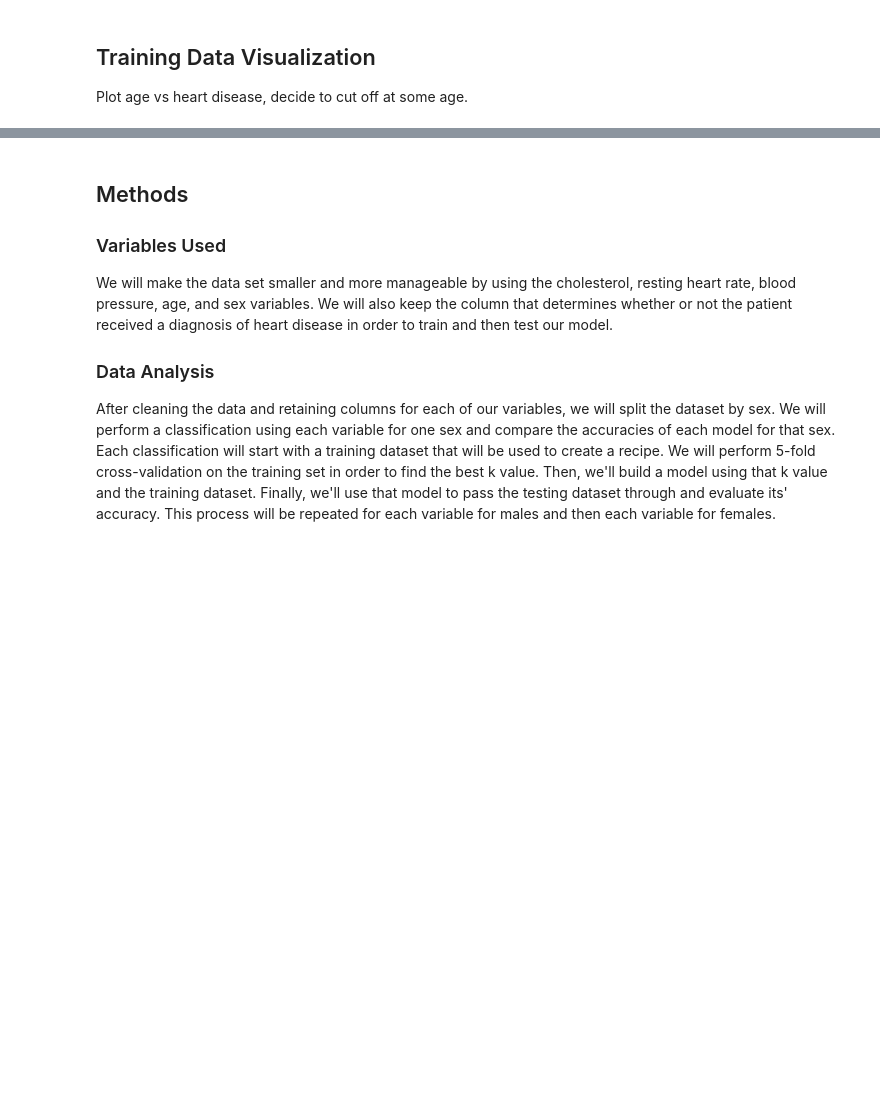
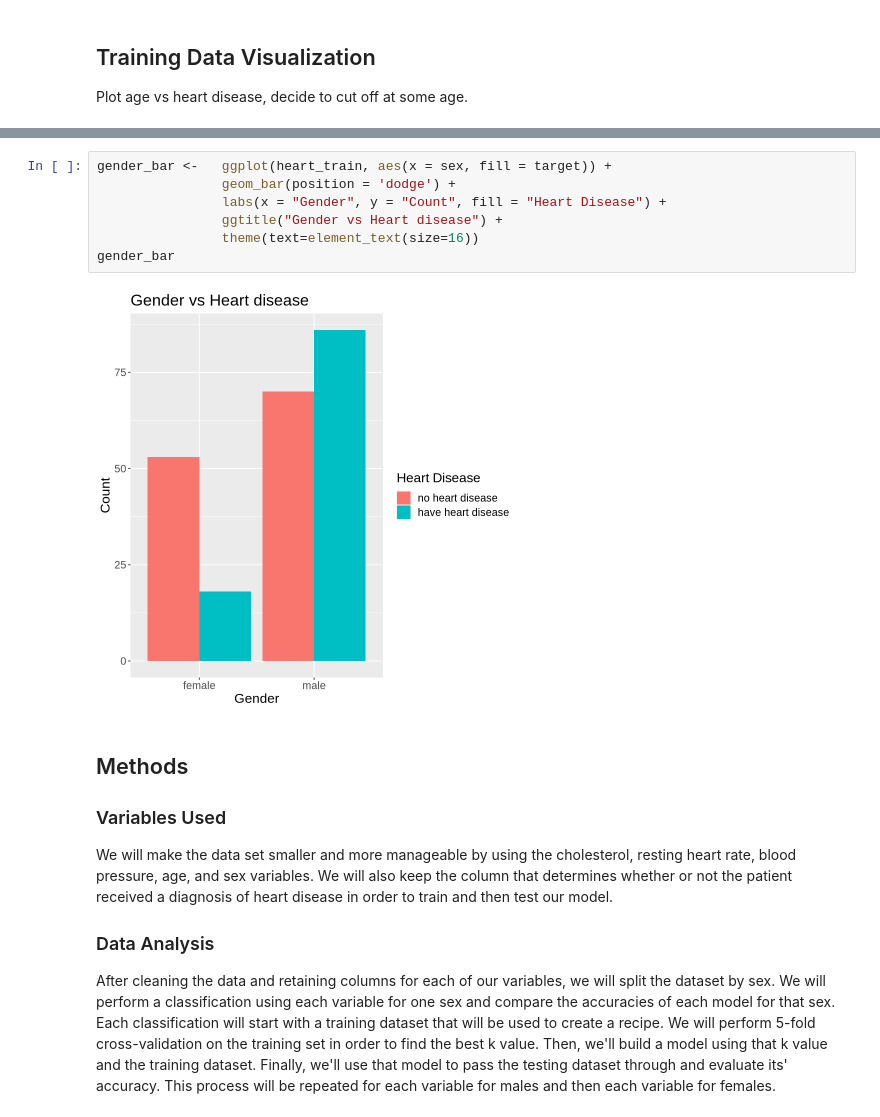
Before and after one commit to sandrapruner/DSCI-100-Project, a Jupyter notebook: Proposal.ipynb, the cells around one changed output, grey strips where cells are left out. Saved outputs shown, nothing was run; the diff lists cells and outputs as text; blank space fills up the shorter version.

```diff
--- a/Proposal.ipynb
+++ b/Proposal.ipynb
@@ -126,3 +127,12 @@ trestbps_histogram
+# %%
+gender_bar <-   ggplot(heart_train, aes(x = sex, fill = target)) +
+                geom_bar(position = 'dodge') +
+                labs(x = "Gender", y = "Count", fill = "Heart Disease") +
+                ggtitle("Gender vs Heart disease") +
+                theme(text=element_text(size=16))
+gender_bar
+# %% [output]
+[figure, added]
 # %% [markdown]
 ## Methods
 
```
Also changed, not shown: parts of 5 cells of this notebook.
